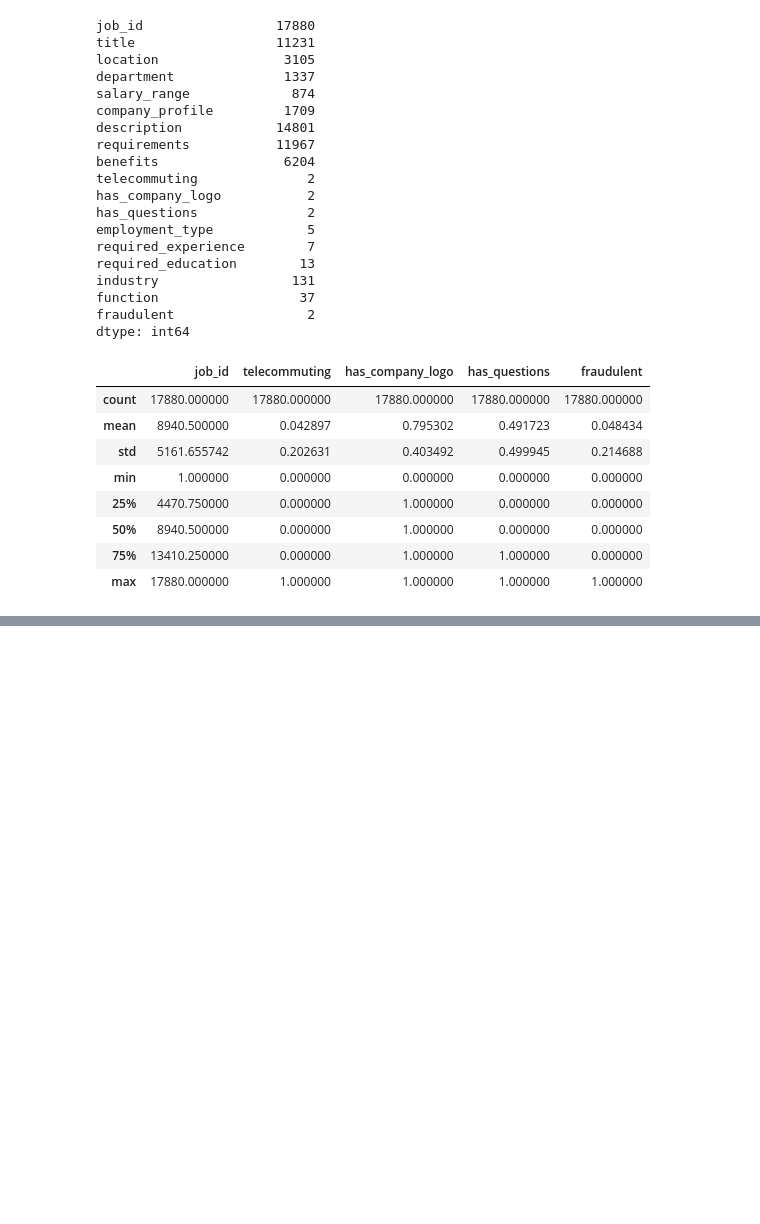
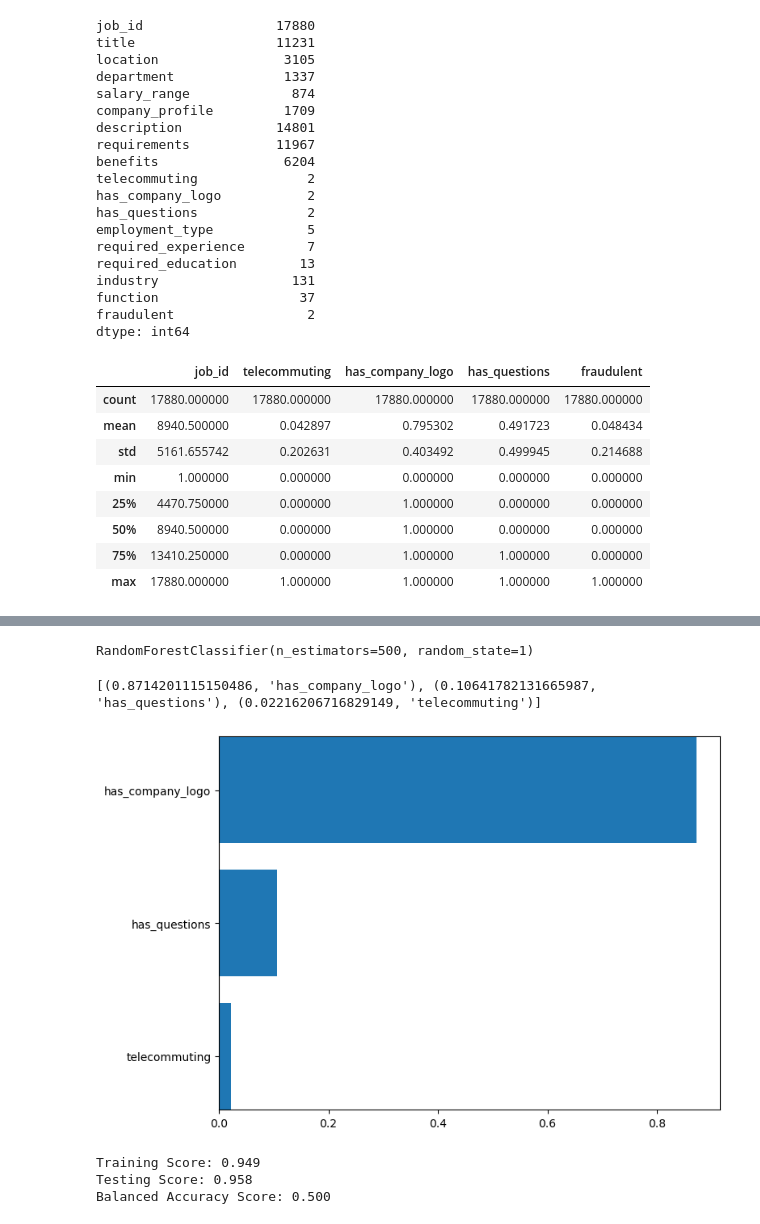
Before and after one commit to jebamania/group-project-2, a Jupyter notebook: Base Model.ipynb, the cells around one changed output, grey strips where cells are left out. Saved outputs shown, nothing was run; the diff lists cells and outputs as text; code cells hidden in the pictures; blank space fills up the shorter version.

Commit message:
Updated the base model file with multiple random forest models

```diff
--- a/Base Model.ipynb
+++ b/Base Model.ipynb
@@ -125,27 +141,38 @@ rf_baseline_model_1 = RandomForestClassifier(random_state=1, n_estimators=500).
 # %%
 # Fit the model
-rf_baseline_model_1 = fit(X_train, y_train)
+rf_baseline_model_1.fit(X_train, y_train)
+# %% [output]
+RandomForestClassifier(n_estimators=500, random_state=1)
 # %%
 # Make predictions using the testing data
 predictions = rf_baseline_model_1.predict(X_test)
-# %%
-# Get the feature importance array
-importances = rf_baseline_model_1.feature_importances_
-# List the top 10 most important features
-importances_sorted = sorted(zip(rf_baseline_model_1.feature_importances_, X.columns), reverse=True)
-importances_sorted[:10]
+# %%
+# Create a reusable function to sort features based on importance
+def get_sorted_feature_importances(model, feature_names):
+    importances = model.feature_importances_
+    importances_sorted = sorted(zip(importances, feature_names), reverse=True)
+    return importances, importances_sorted
+# %%
+# Call the function to sort features based on importance and print results
+importances, importances_sorted = get_sorted_feature_importances(rf_baseline_model_1, X_train.columns)
+print(importances_sorted)
+# %% [output]
+[(0.8714201115150486, 'has_company_logo'), (0.10641782131665987, 'has_questions'), (0.02216206716829149, 'telecommuting')]
 # %%
-# Plot the feature importances
-features = sorted(zip(X.columns, importances), key = lambda x: x[1])
-cols = [f[0] for f in features]
-width = [f[1] for f in features]
+# Create a reusable function to plot the feature importances
+def plot_feature_importances(X_train, importances):
+    features = sorted(zip(X.columns, importances), key=lambda x: x[1])
+    cols = [f[0] for f in features]
+    width = [f[1] for f in features]
 
-fig, ax = plt.subplots()
-
-fig.set_size_inches(8,6)
-plt.margins(y=0.001)
-
-ax.barh(y=cols, width=width)
-
-plt.show()
+    fig, ax = plt.subplots()
+    fig.set_size_inches(8, 6)
+    plt.margins(y=0.001)
+    ax.barh(y=cols, width=width)
+    plt.show()
+# %%
+# Call the function to plot the feature importances
+plot_feature_importances(X_train, importances)
+# %% [output]
+[figure, added]
 # %%
@@ -154,0 +183,9 @@ print(f"Testing Score: {rf_baseline_model_1.score(X_test, y_test)}")
+# %%
+# Print the training, testing and balanced accuracy scores
+print(f"Training Score: {train_acc_1:.3f}")
+print(f"Testing Score: {test_acc_1:.3f}")
+print(f"Balanced Accuracy Score: {balanced_acc_1:.3f}")
+# %% [output]
+Training Score: 0.949
+Testing Score: 0.958
+Balanced Accuracy Score: 0.500
```
Also changed, not shown: parts of 56 cells of this notebook.
